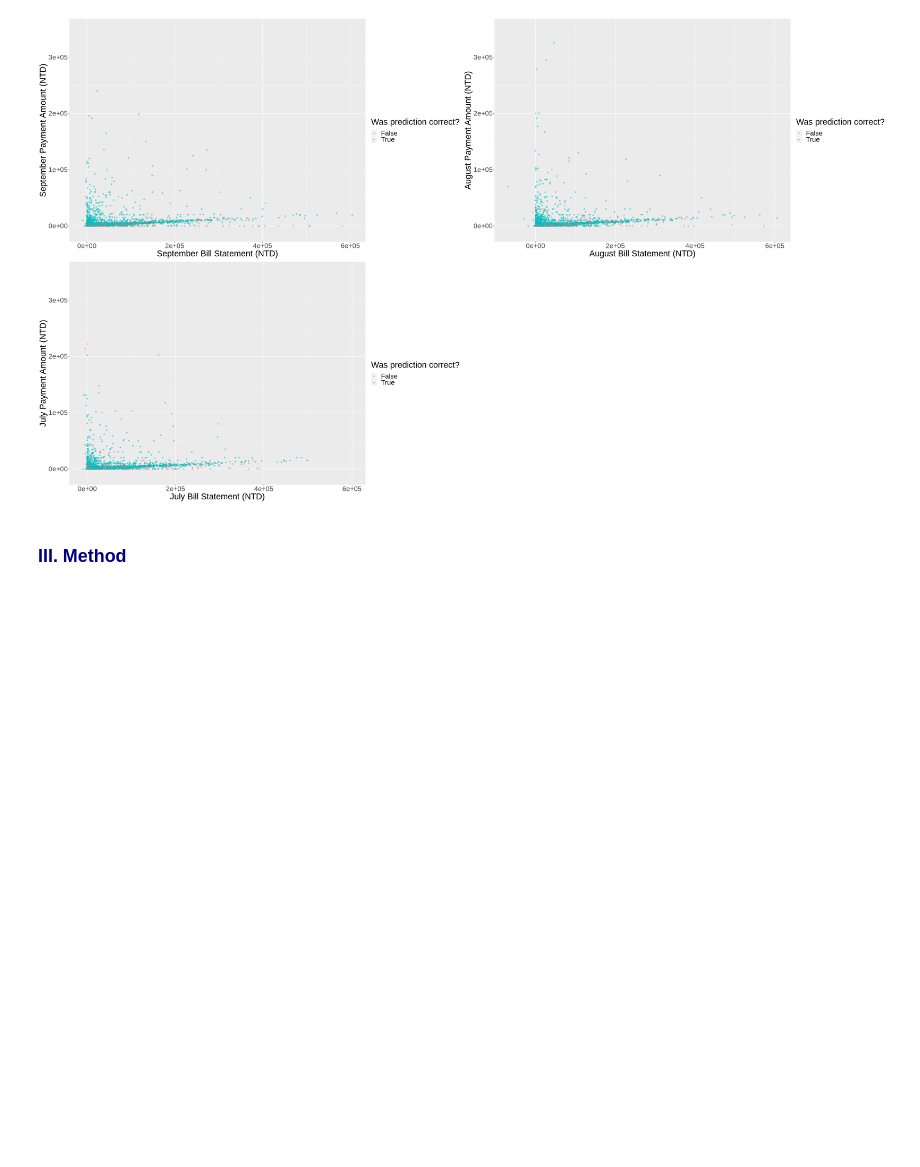
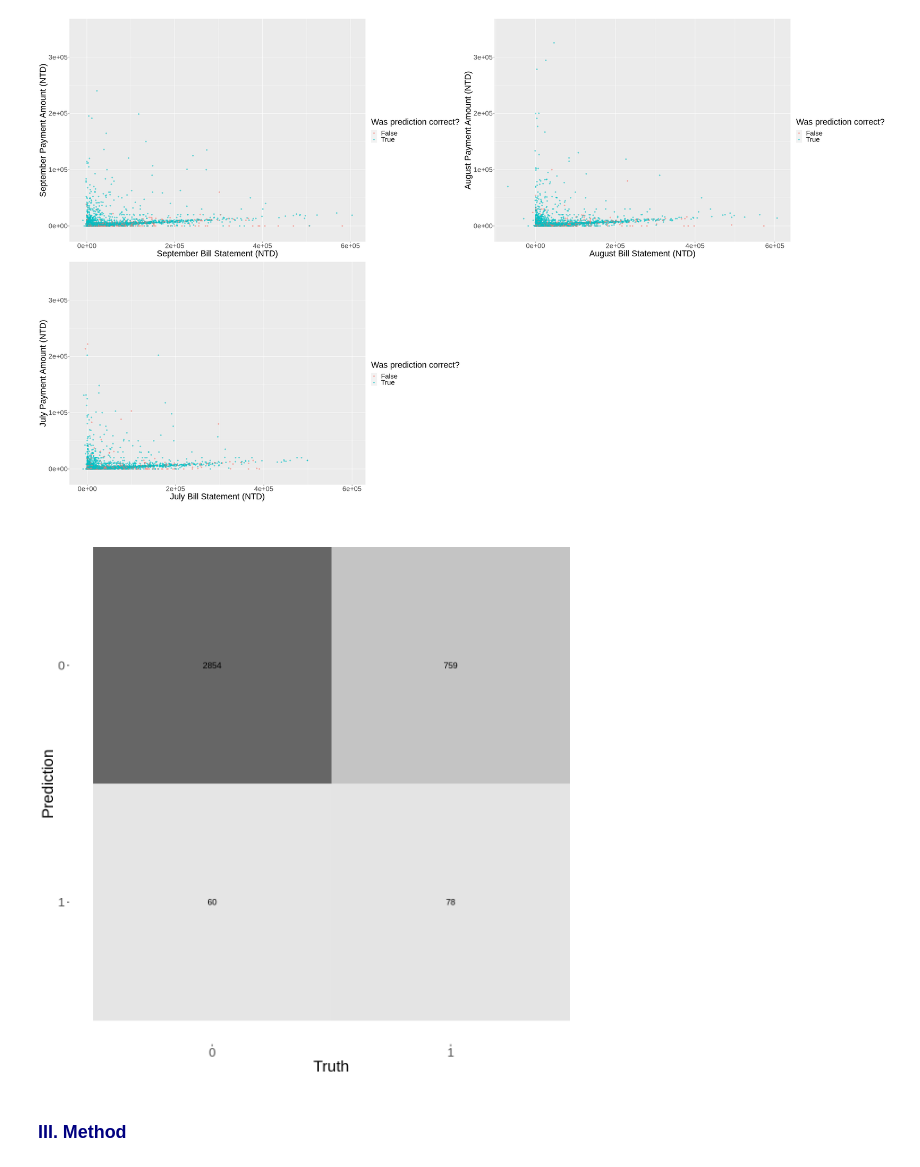
Before and after one commit to steph-feng/DSCI-100-Group-85, a Jupyter notebook: Jessie_Visual_Code.ipynb, the cells around one changed output. Drawn from its saved outputs; the diff is of its cells as text; code cells hidden in the pictures; blank space fills up the shorter version.

Commit message:
Added Conf Matrix plot

```diff
--- a/Jessie_Visual_Code.ipynb
+++ b/Jessie_Visual_Code.ipynb
@@ -344,7 +336,7 @@ credit_model_fit <- workflow() |>
              add_model(credit_model_spec) |>
              fit(data = credit_train)
 
-credit_predictions <- predict(model_fit, credit_test) |>
+credit_predictions <- predict(credit_model_fit, credit_test) |>
                       bind_cols(credit_test)
 
 credit_metrics <- credit_predictions |>
@@ -440,6 +422,15 @@ Warning message:
 Warning message:
 “Removed 6 rows containing missing values (geom_point).”
 [figure]
+# %%
+options(repr.plot.width = 10, repr.plot.height = 10)
+autoplot(credit_conf_mat, type = "heatmap") +
+theme(text = element_text(size = 20))
+
+#code sources: https://www.quantargo.com/courses/course-r-machine-learning-tidymodels/04-model-evaluation-performance-metrics-yardstick/03-classification-confusion-matrix/section-confusion-matrix
+#              https://rstudio-pubs-static.s3.amazonaws.com/325621_fe5c68d1df274c6b8b287428bb484698.html
+# %% [output]
+[figure, added]
 # %% [markdown]
 ### <font color='navy'> III. Method </font>
 # %% [markdown]
```
Also changed, not shown: parts of 3 cells of this notebook.
